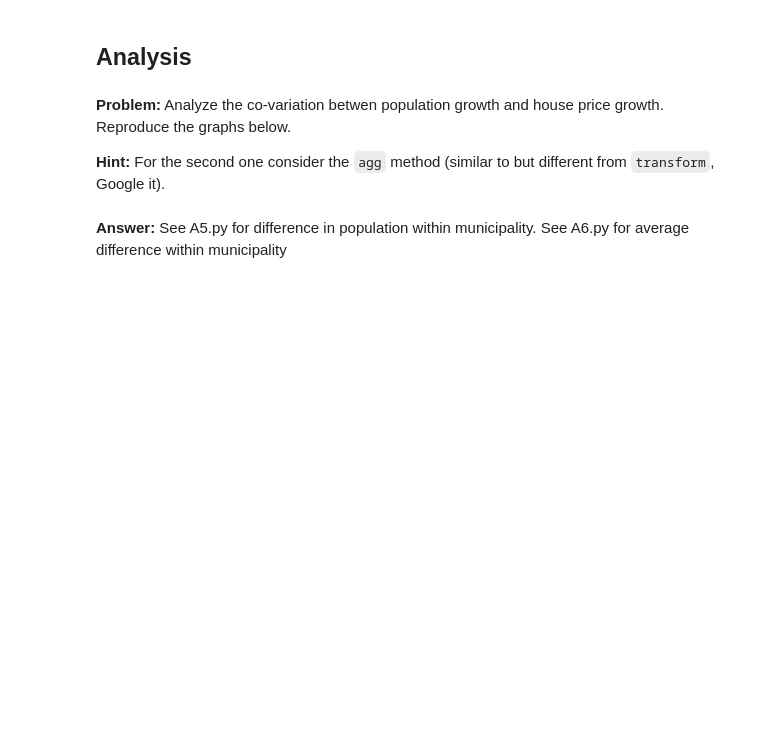
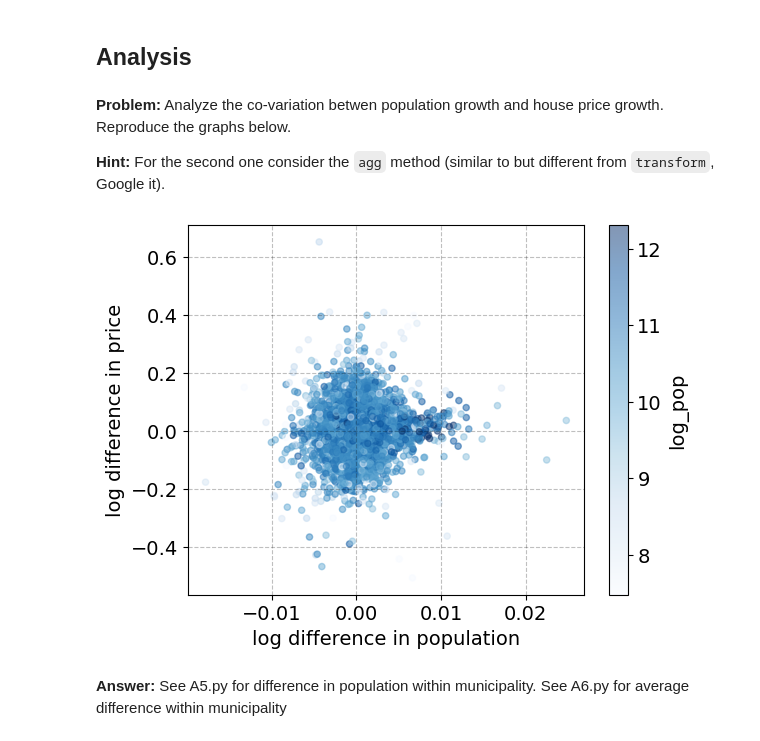
Before and after one commit to RosaMeyer/IntroProg-exercises, a Jupyter notebook: PS4/problem_set_4.ipynb, the cells around one changed output. Cells and saved outputs as stored; diff of their text form; code cells hidden in the pictures; blank space fills up the shorter version.

```diff
--- a/PS4/problem_set_4.ipynb
+++ b/PS4/problem_set_4.ipynb
@@ -438,3 +434,25 @@ merge_pop_price.sort_values(['date'], inplace=True)
+# %%
+# figure 1
+
+# a. Merge the prices_lon and the population data, so there is a new column called `population`
+merge_pop_price = pop.merge(prices_long, how='left', on=['date','municipality'])
+merge_pop_price.sort_values(['date', 'municipality'], inplace=True)
+
+# b. Take logs of population and prices
+merge_pop_price['log_pop'] = np.log(merge_pop_price['population'])
+merge_pop_price['log_price'] = np.log(merge_pop_price['price'])
+
+# take the log difference in population
+merge_pop_price[['d_log_pop','d_log_price']] = merge_pop_price.groupby('municipality')[['log_pop','log_price']].diff(1) # computes the difference between each element and the element immediately following it
+
+# c. Plotting
+ax = merge_pop_price.plot(x = 'd_log_pop', y = 'd_log_price', kind = 'scatter',
+               c='log_pop',cmap='Blues',alpha=0.5);
+
+ax.set_xlabel('log difference in population')
+ax.set_ylabel('log difference in price');
+# %% [output]
+[figure, added]
 # %% [markdown]
 **Answer:** See A5.py for difference in population within municipality. See A6.py for average difference within municipality
 # %%
```
Also changed, not shown: parts of 2 cells of this notebook.
